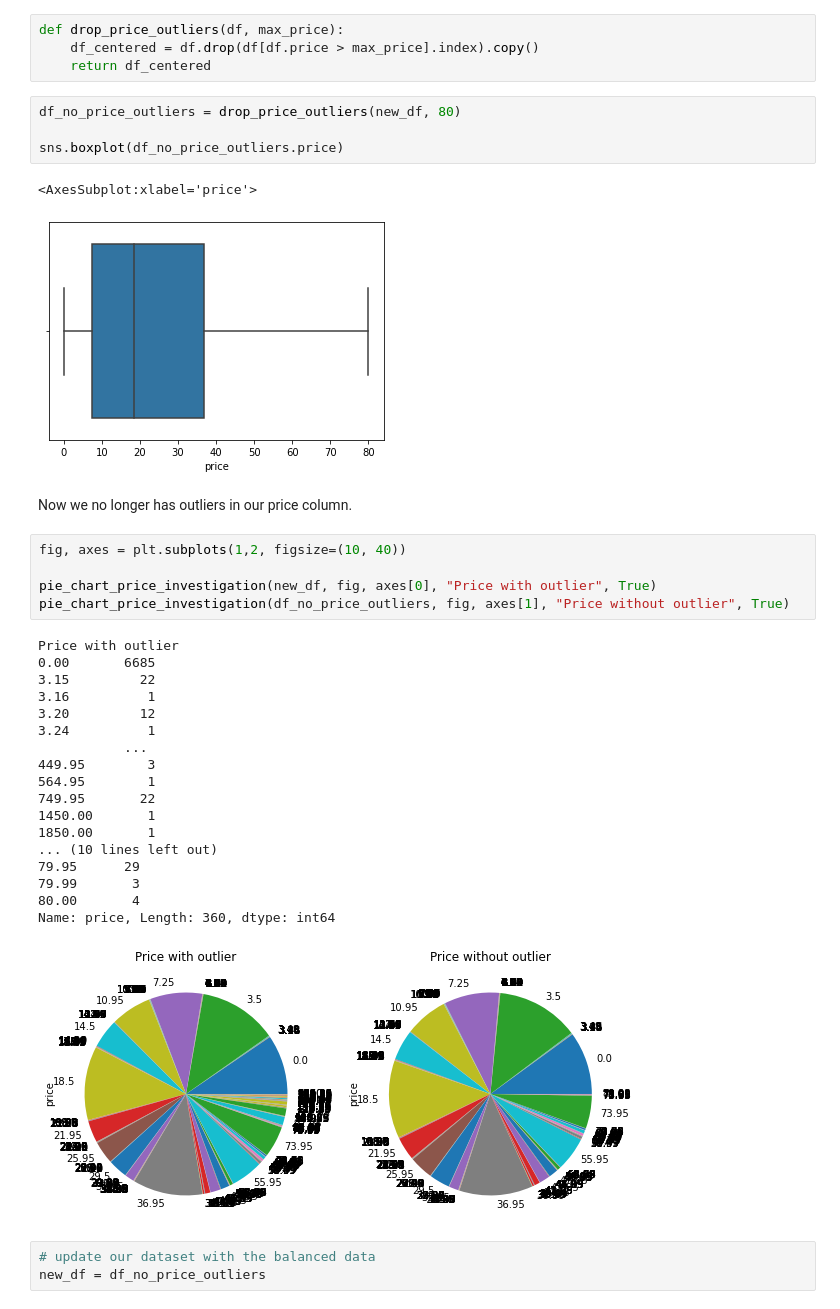
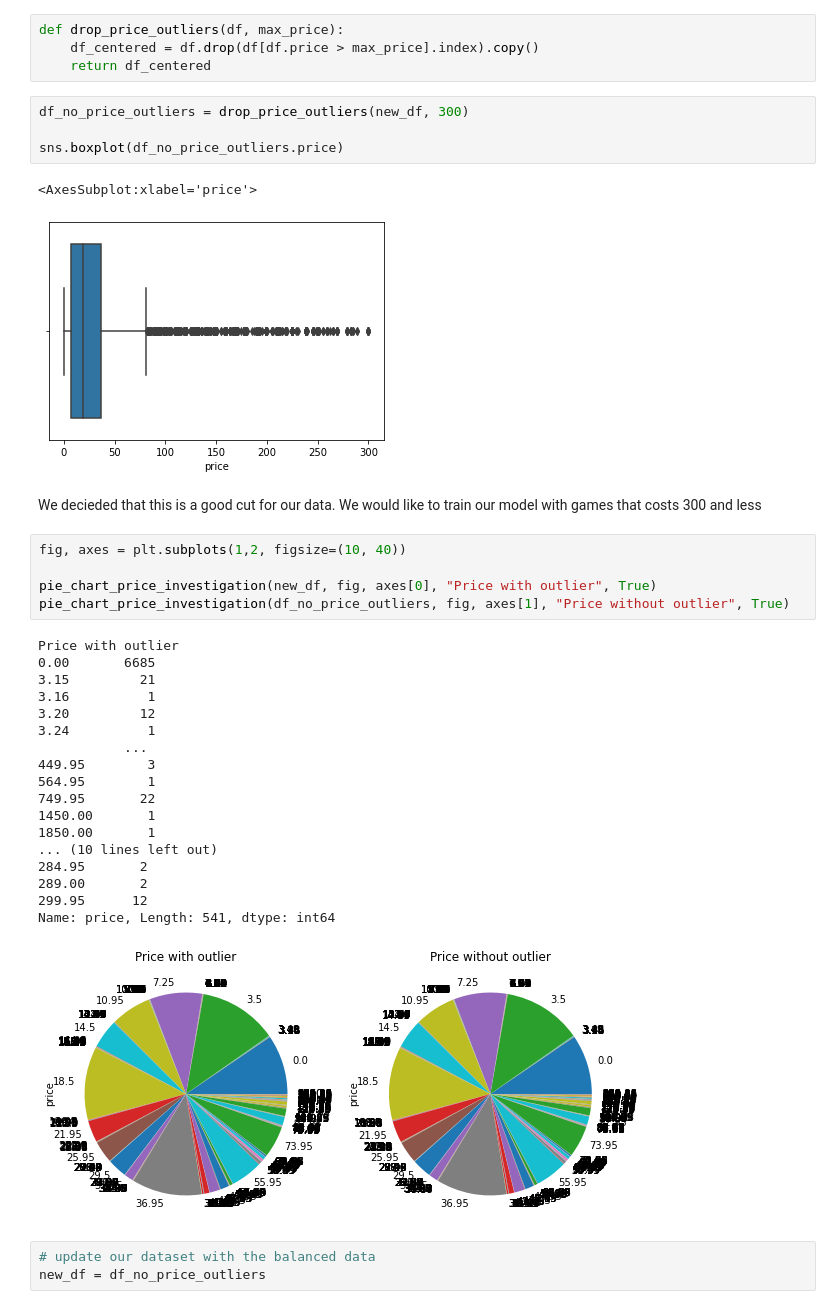
Before and after one commit to YuvalAvishid/Game_Discount_Predictor, a Jupyter notebook: Game_On_Sale.ipynb, the cells around one changed output. Saved outputs shown, nothing was run; the diff lists cells and outputs as text.

```diff
--- a/Game_On_Sale.ipynb
+++ b/Game_On_Sale.ipynb
@@ -757,14 +716,15 @@ def drop_price_outliers(df, max_price):
     df_centered = df.drop(df[df.price > max_price].index).copy()
     return df_centered
 # %%
-df_no_price_outliers = drop_price_outliers(new_df, 80)
+df_no_price_outliers = drop_price_outliers(new_df, 300)
 
 sns.boxplot(df_no_price_outliers.price)
 # %% [output]
 <AxesSubplot:xlabel='price'>
-[figure, old version]
+[figure, new version]
-# %% [markdown]
-Now we no longer has outliers in our price column.
+# %% [markdown]
+We decieded that this is a good cut for our data.
+We would like to train our model with games that costs 300 and less
 # %%
 fig, axes = plt.subplots(1,2, figsize=(10, 40))
 
@@ -773,7 +733,7 @@ pie_chart_price_investigation(df_no_price_outliers, fig, axes[1], "Price without
 # %% [output]
 Price with outlier
 0.00       6685
-3.15         22
+3.15         21
 3.16          1
 3.20         12
 3.24          1
@@ -784,11 +744,11 @@ Price with outlier
 1450.00       1
 1850.00       1
 ... (10 lines left out)
-79.95      29
-79.99       3
-80.00       4
-Name: price, Length: 360, dtype: int64
+284.95       2
+289.00       2
+299.95      12
+Name: price, Length: 541, dtype: int64
-[figure, old version]
+[figure, new version]
 # %%
 # update our dataset with the balanced data
 new_df = df_no_price_outliers
```
Also changed, not shown: parts of 25 cells of this notebook.
